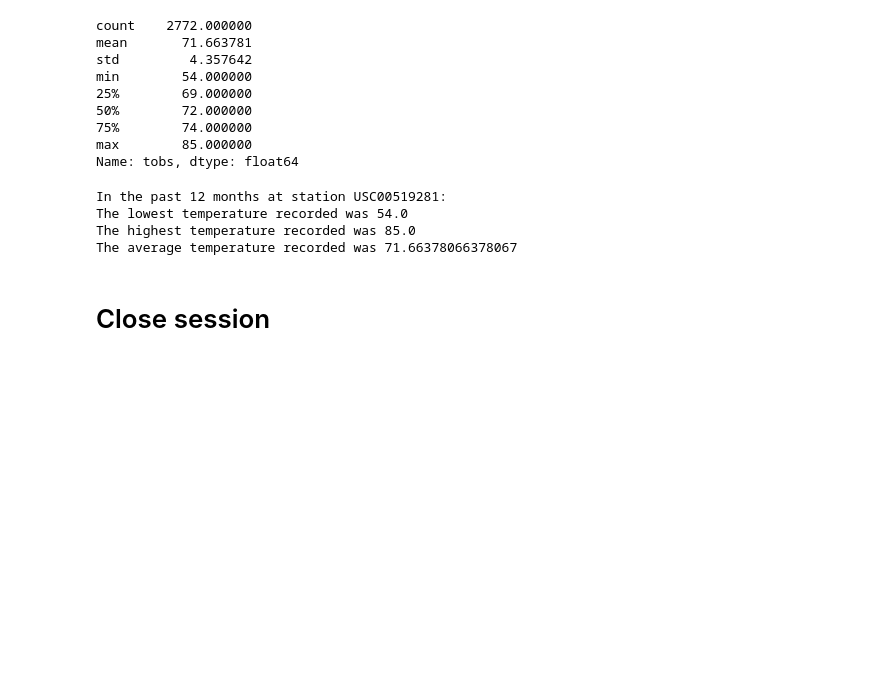
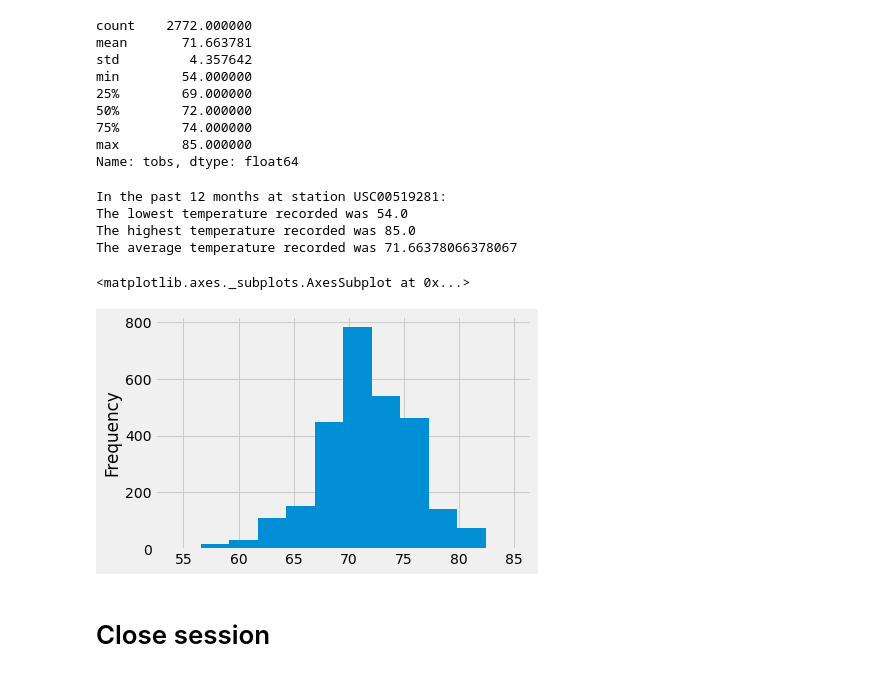
Before and after one commit to eclevela-1234/sqlalchemy-challenge, a Jupyter notebook: eliot_climate_starter.ipynb, the cells around one changed output. Cells and saved outputs as stored; diff of their text form; code cells hidden in the pictures; blank space fills up the shorter version.

```diff
--- a/eliot_climate_starter.ipynb
+++ b/eliot_climate_starter.ipynb
@@ -264,7 +264,10 @@ The average temperature recorded was 71.66378066378067
 # %%
 # Using the most active station id
 # Query the last 12 months of temperature observation data for this station and plot the results as a histogram
-most_active_station_DF['tobs'].plot(kind='hist')
+most_active_station_DF['tobs'].plot(kind='hist', bins=12)
+# %% [output]
+<matplotlib.axes._subplots.AxesSubplot at 0x...>
+[figure, added]
 # %% [markdown]
 # Close session
 # %%
```
Also changed, not shown: parts of 2 cells of this notebook, 3 other files.
